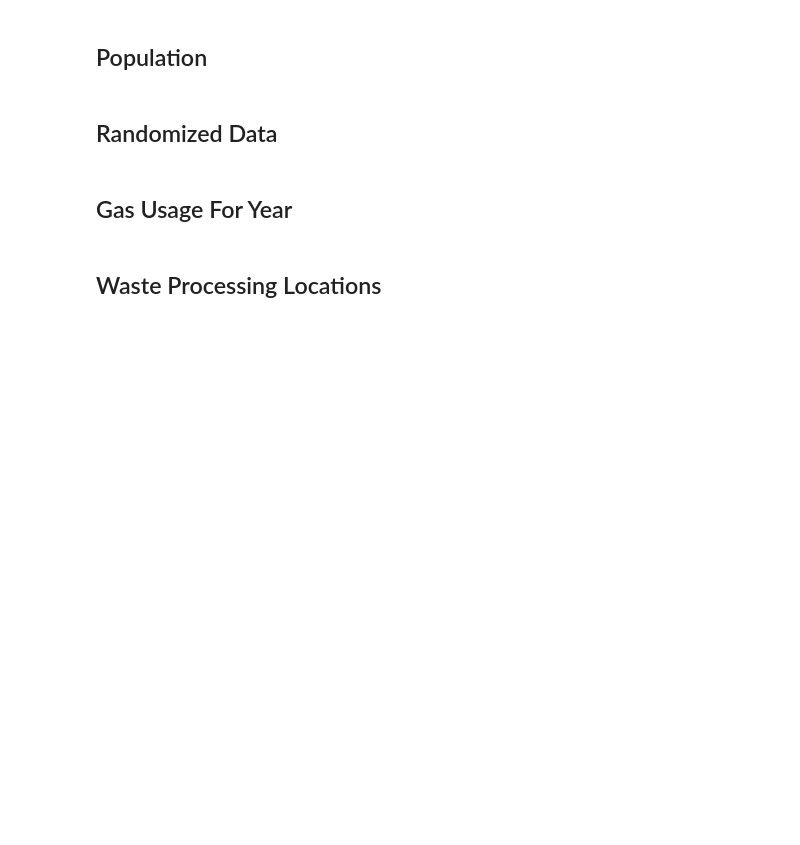
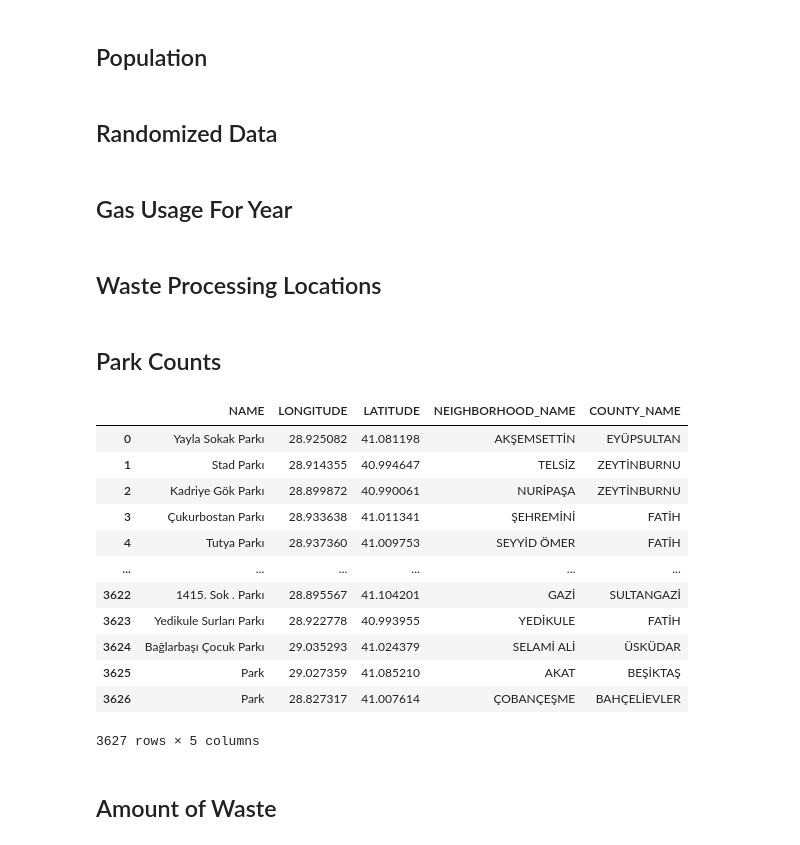
Before and after one commit to kadirkaynak/air-quality-prediction, a Jupyter notebook: utilities/Improving_Data.ipynb, the cells around one changed output. Drawn from its saved outputs; the diff is of its cells as text; code cells hidden in the pictures; blank space fills up the shorter version.

```diff
--- a/utilities/Improving_Data.ipynb
+++ b/utilities/Improving_Data.ipynb
@@ -553,3 +553,27 @@ for col, data in enumerate(waste_adj):
     worksheet.write_column(row, col, data)
 
 workbook.close()
+# %% [markdown]
+## Park Counts
+# %%
+# For natural gas usage NO2 and SO2 pollutants are important
+park_pd = pd.read_excel(
+     os.path.join("../datasets/adjacency/park_location.xlsx"),
+     engine='openpyxl',
+     parse_dates=True
+)
+park_pd
+# %% [output]
+|  | NAME | LONGITUDE | LATITUDE | NEIGHBORHOOD_NAME | COUNTY_NAME |
+| 0 | Yayla Sokak Parkı | 28.925082 | 41.081198 | AKŞEMSETTİN | EYÜPSULTAN |
+| 1 | Stad Parkı | 28.914355 | 40.994647 | TELSİZ | ZEYTİNBURNU |
+| 2 | Kadriye Gök Parkı | 28.899872 | 40.990061 | NURİPAŞA | ZEYTİNBURNU |
+| 3 | Çukurbostan Parkı | 28.933638 | 41.011341 | ŞEHREMİNİ | FATİH |
+| 4 | Tutya Parkı | 28.937360 | 41.009753 | SEYYİD ÖMER | FATİH |
+| ... | ... | ... | ... | ... | ... |
+| 3622 | 1415. Sok . Parkı | 28.895567 | 41.104201 | GAZİ | SULTANGAZİ |
+| 3623 | Yedikule Surları Parkı | 28.922778 | 40.993955 | YEDİKULE | FATİH |
+| 3624 | Bağlarbaşı Çocuk Parkı | 29.035293 | 41.024379 | SELAMİ ALİ | ÜSKÜDAR |
+| 3625 | Park | 29.027359 | 41.085210 | AKAT | BEŞİKTAŞ |
+| 3626 | Park | 28.827317 | 41.007614 | ÇOBANÇEŞME | BAHÇELİEVLER |
+3627 rows × 5 columns
@@ -555,0 +627,2 @@ workbook.close()
+# %% [markdown]
+## Amount of Waste
```
Also changed, not shown: parts of 9 cells of this notebook, 8 other files.
